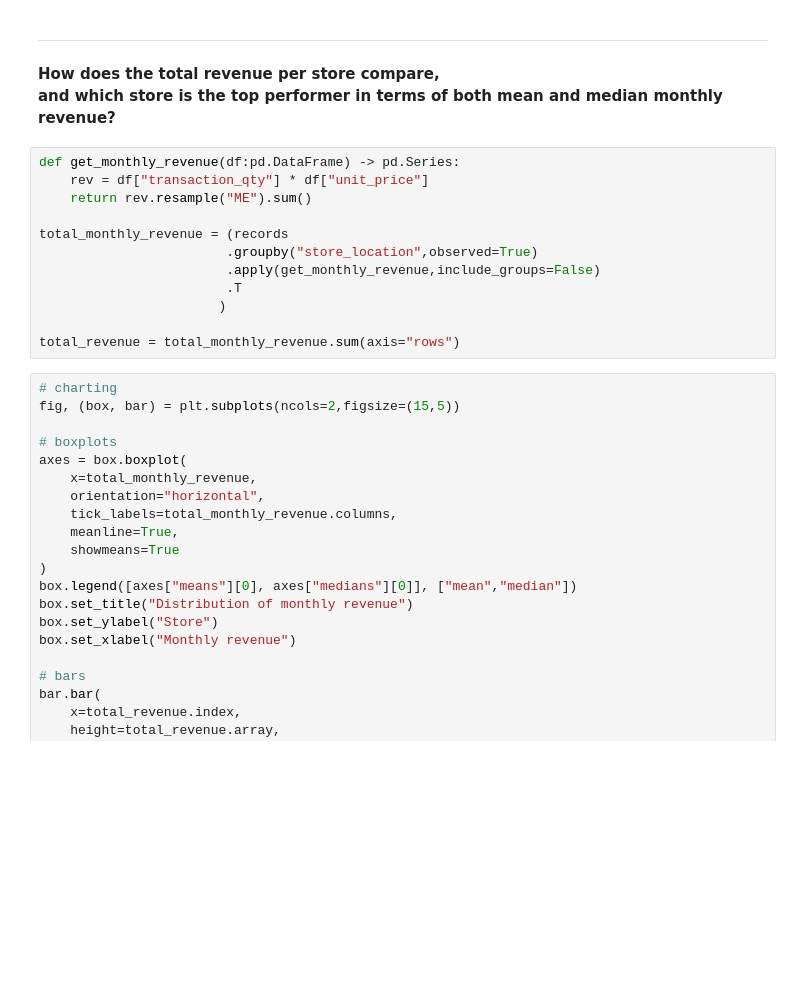
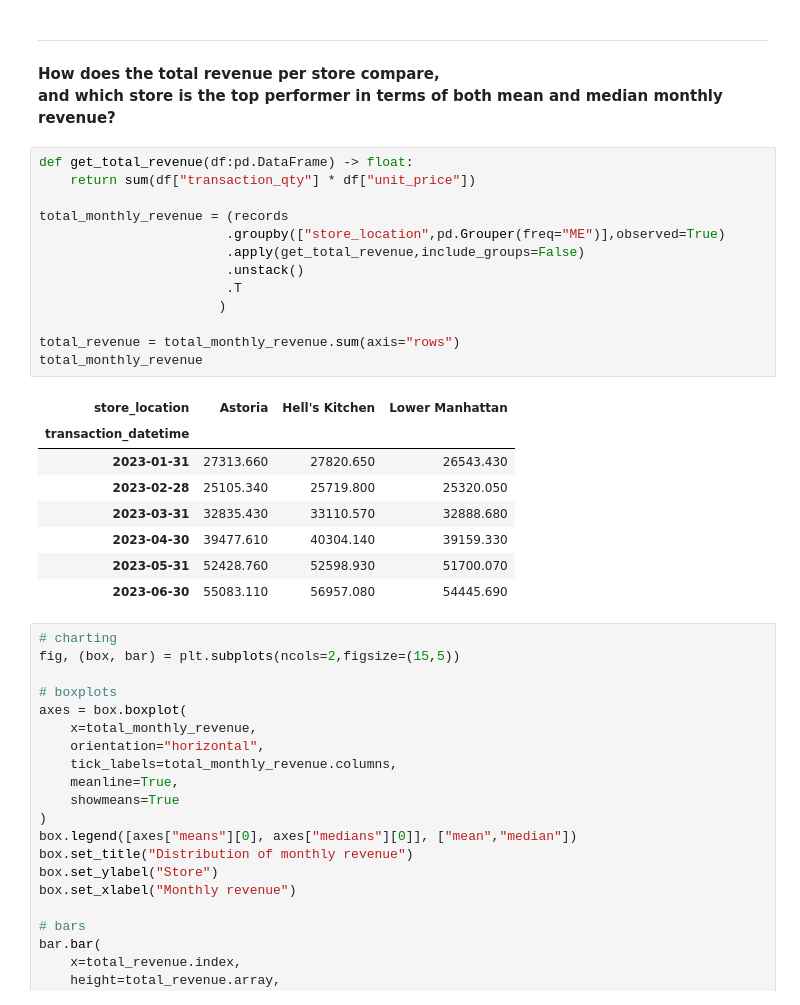
Before and after one commit to Michael-Kornilich/coffee_shop_analysis, a Jupyter notebook: script.ipynb, the cells around one changed output. Drawn from its saved outputs; the diff is of its cells as text; blank space fills up the shorter version.

```diff
--- a/script.ipynb
+++ b/script.ipynb
@@ -276,17 +281,27 @@ ax.grid(axis="y")
 **How does the total revenue per store compare,\
 and which store is the top performer in terms of both mean and median monthly revenue?**
 # %%
-def get_monthly_revenue(df:pd.DataFrame) -> pd.Series:
-    rev = df["transaction_qty"] * df["unit_price"]
-    return rev.resample("ME").sum()
+def get_total_revenue(df:pd.DataFrame) -> float:
+    return sum(df["transaction_qty"] * df["unit_price"])
 
 total_monthly_revenue = (records
-                        .groupby("store_location",observed=True)
-                        .apply(get_monthly_revenue,include_groups=False)
+                        .groupby(["store_location",pd.Grouper(freq="ME")],observed=True)
+                        .apply(get_total_revenue,include_groups=False)
+                        .unstack()
                         .T
                        )
 
 total_revenue = total_monthly_revenue.sum(axis="rows")
+total_monthly_revenue
+# %% [output]
+| store_location | Astoria | Hell's Kitchen | Lower Manhattan |
+| transaction_datetime |  |  |  |
+| 2023-01-31 | 27313.660 | 27820.650 | 26543.430 |
+| 2023-02-28 | 25105.340 | 25719.800 | 25320.050 |
+| 2023-03-31 | 32835.430 | 33110.570 | 32888.680 |
+| 2023-04-30 | 39477.610 | 40304.140 | 39159.330 |
+| 2023-05-31 | 52428.760 | 52598.930 | 51700.070 |
+| 2023-06-30 | 55083.110 | 56957.080 | 54445.690 |
 # %%
 # charting
 fig, (box, bar) = plt.subplots(ncols=2,figsize=(15,5))
```
Also changed, not shown: parts of 8 cells of this notebook.
